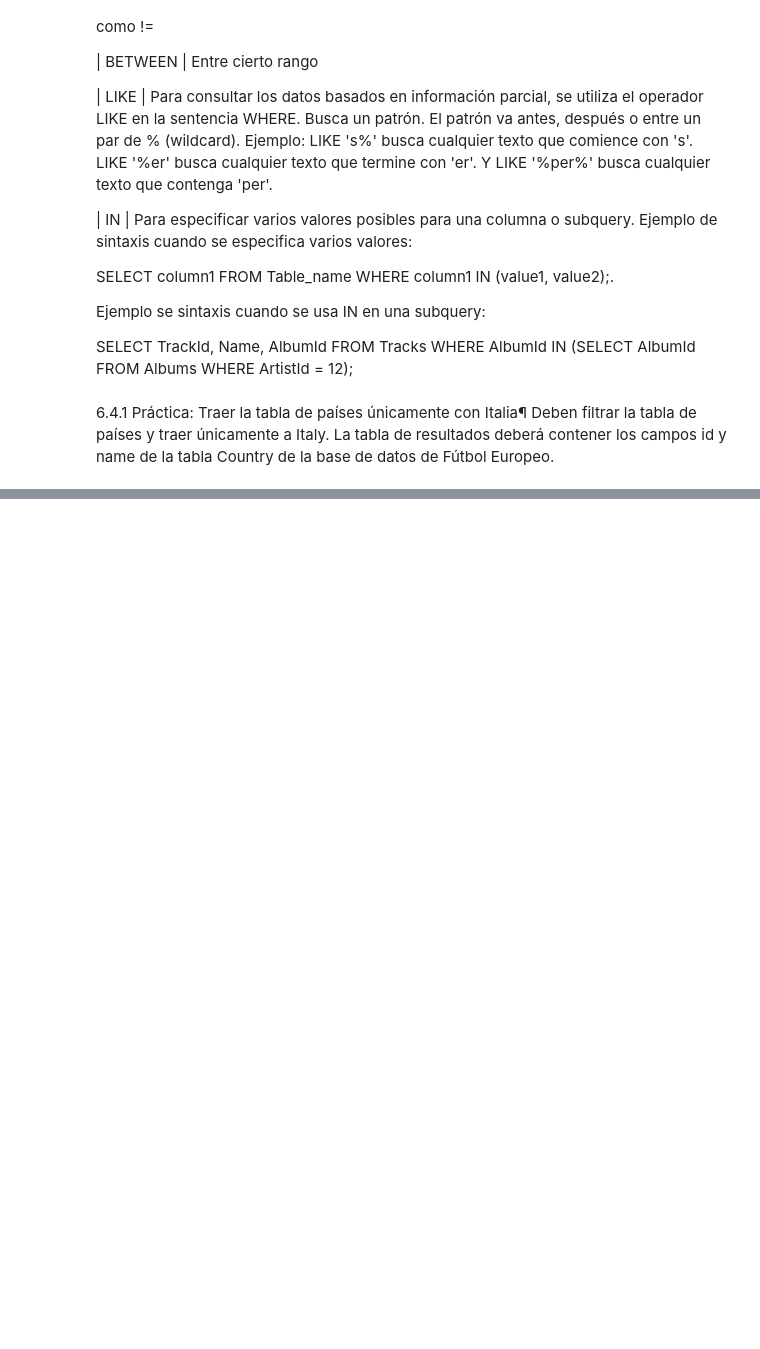
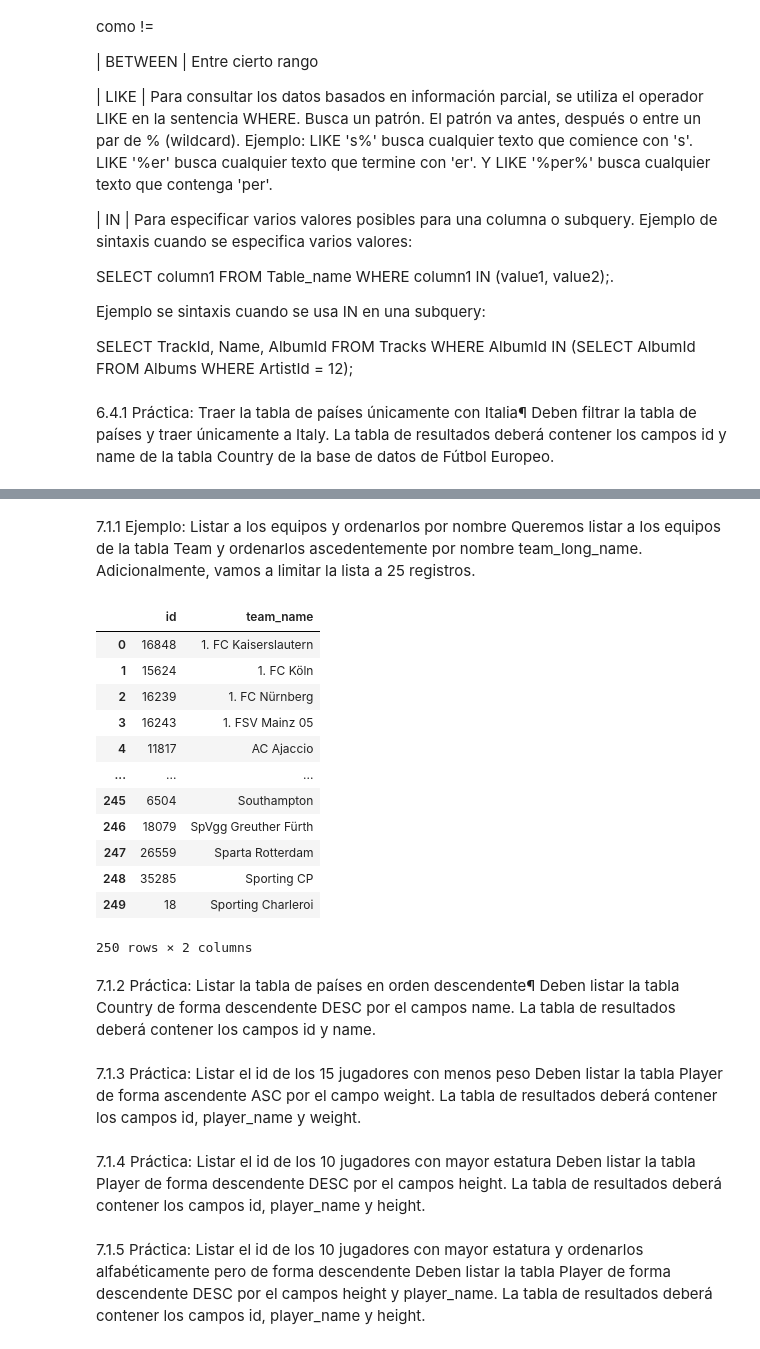
Before and after one commit to JenniferAQuintero/Talento_Tech2024, a Jupyter notebook: Taller_SQL.ipynb, the cells around one changed output, grey strips where cells are left out. Saved outputs shown, nothing was run; the diff lists cells and outputs as text; code cells hidden in the pictures; blank space fills up the shorter version.

```diff
--- a/Taller_SQL.ipynb
+++ b/Taller_SQL.ipynb
@@ -623,0 +673,27 @@ countries_equal
+# %% [markdown]
+7.1.1 Ejemplo: Listar a los equipos y ordenarlos por nombre
+Queremos listar a los equipos de la tabla Team y ordenarlos ascedentemente por nombre team_long_name. Adicionalmente, vamos a limitar la lista a 25 registros.
+# %%
+query = """SELECT id, team_long_name AS team_name
+        FROM Team
+        ORDER BY team_long_name ASC
+        LIMIT 250;"""
+teams_orderby = pd.read_sql(query, conn)
+teams_orderby
+# %% [output]
+|  | id | team_name |
+| 0 | 16848 | 1. FC Kaiserslautern |
+| 1 | 15624 | 1. FC Köln |
+| 2 | 16239 | 1. FC Nürnberg |
+| 3 | 16243 | 1. FSV Mainz 05 |
+| 4 | 11817 | AC Ajaccio |
+| ... | ... | ... |
+| 245 | 6504 | Southampton |
+| 246 | 18079 | SpVgg Greuther Fürth |
+| 247 | 26559 | Sparta Rotterdam |
+| 248 | 35285 | Sporting CP |
+| 249 | 18 | Sporting Charleroi |
+250 rows × 2 columns
+# %% [markdown]
+7.1.2 Práctica: Listar la tabla de países en orden descendente¶
+Deben listar la tabla Country de forma descendente DESC por el campos name. La tabla de resultados deberá contener los campos id y name.
@@ -623,0 +706,3 @@ countries_equal
+# %% [markdown]
+7.1.3 Práctica: Listar el id de los 15 jugadores con menos peso
+Deben listar la tabla Player de forma ascendente ASC por el campo weight. La tabla de resultados deberá contener los campos id, player_name y weight.
@@ -623,0 +715,3 @@ countries_equal
+# %% [markdown]
+7.1.4 Práctica: Listar el id de los 10 jugadores con mayor estatura
+Deben listar la tabla Player de forma descendente DESC por el campos height. La tabla de resultados deberá contener los campos id, player_name y height.
@@ -623,0 +724,3 @@ countries_equal
+# %% [markdown]
+7.1.5 Práctica: Listar el id de los 10 jugadores con mayor estatura y ordenarlos alfabéticamente pero de forma descendente
+Deben listar la tabla Player de forma descendente DESC por el campos height y player_name. La tabla de resultados deberá contener los campos id, player_name y height.
```
Also changed, not shown: parts of 53 cells of this notebook.
